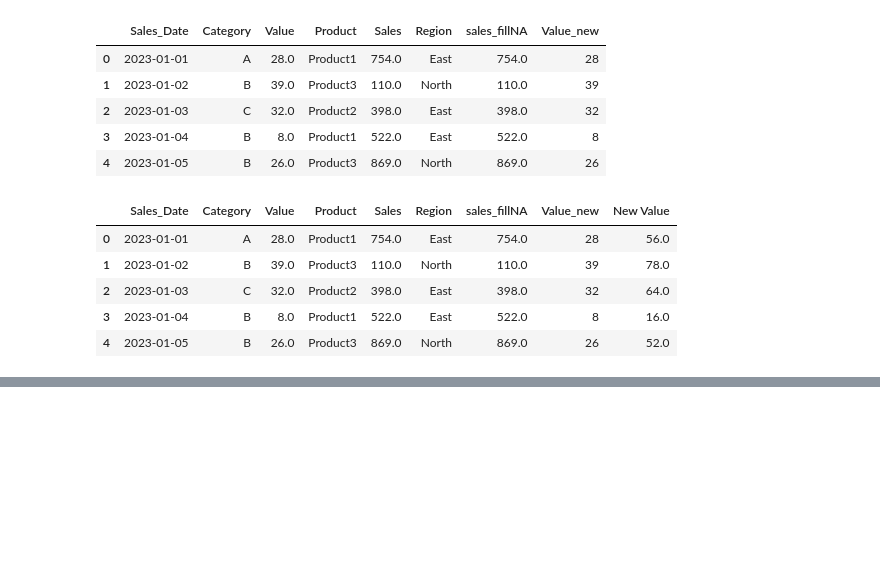
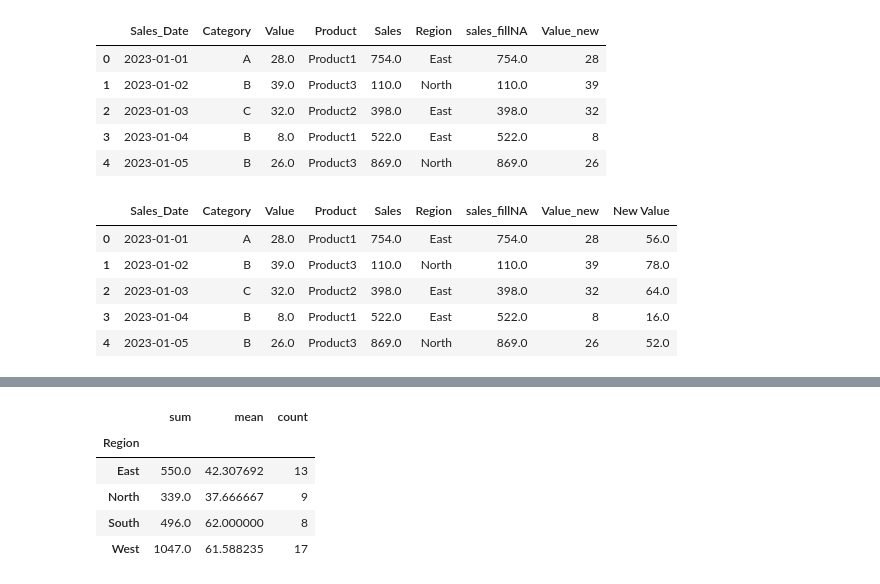
Before and after one commit to fakhirhassan/MachineLearning, a Jupyter notebook: DataAnalysis/datamanupulation.ipynb, the cells around one changed output, grey strips where cells are left out. Cells and saved outputs as stored; diff of their text form; code cells hidden in the pictures; blank space fills up the shorter version.

```diff
--- a/DataAnalysis/datamanupulation.ipynb
+++ b/DataAnalysis/datamanupulation.ipynb
@@ -115,0 +136,4 @@ df.head()
+# %%
+
+df = pd.read_csv('data.csv')
+df.head(5)
@@ -120,0 +204,10 @@ KeyError: 'Sales_Date'
+# %%
+grouped_agr = df.groupby('Region')['Value'].agg(['sum' , 'mean' , 'count'])
+grouped_agr
+# %% [output]
+|  | sum | mean | count |
+| Region |  |  |  |
+| East | 550.0 | 42.307692 | 13 |
+| North | 339.0 | 37.666667 | 9 |
+| South | 496.0 | 62.000000 | 8 |
+| West | 1047.0 | 61.588235 | 17 |
```
Also changed, not shown: parts of 7 cells of this notebook, 9 other files.
